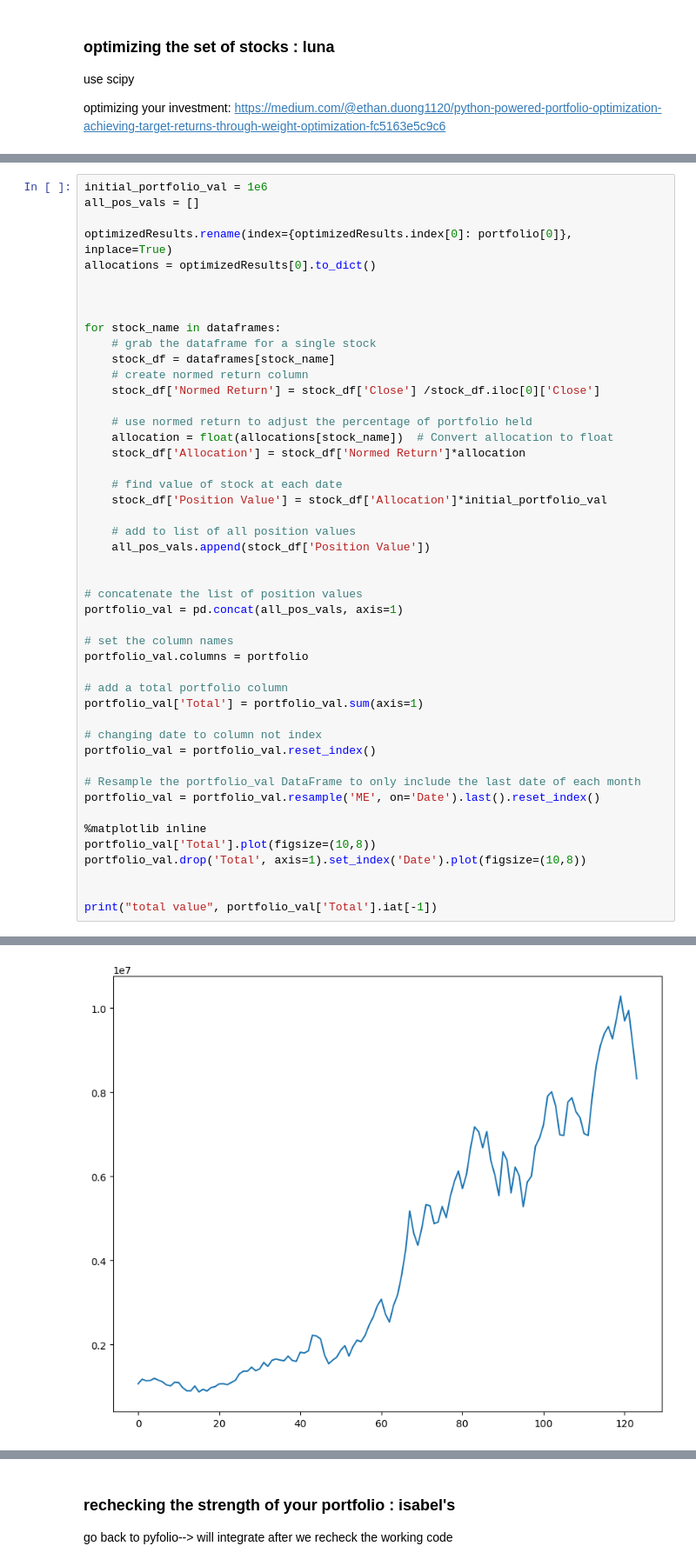
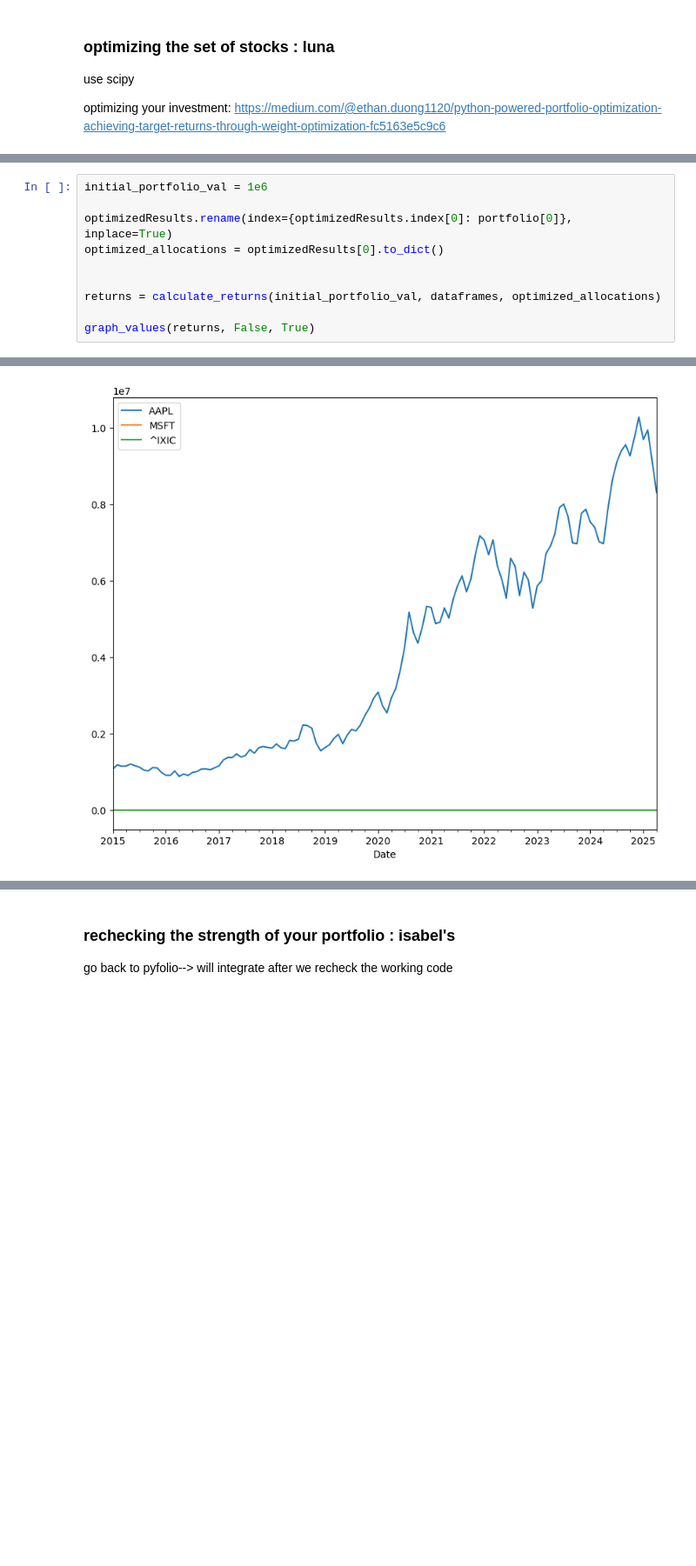
Before and after one commit to nirantheri/cs123, a Jupyter notebook: new_outline.ipynb, the cells around one changed output, grey strips where cells are left out. Shown at 87% size. Drawn from its saved outputs; the diff is of its cells as text; blank space fills up the shorter version.

```diff
--- a/new_outline.ipynb
+++ b/new_outline.ipynb
@@ -428,48 +443,11 @@ MSFT   1.631935e-09
 # %%
 initial_portfolio_val = 1e6
-all_pos_vals = []
 
 optimizedResults.rename(index={optimizedResults.index[0]: portfolio[0]}, inplace=True)
-allocations = optimizedResults[0].to_dict()
+optimized_allocations = optimizedResults[0].to_dict()
 
 
+returns = calculate_returns(initial_portfolio_val, dataframes, optimized_allocations)
 
-for stock_name in dataframes:
-    # grab the dataframe for a single stock
-    stock_df = dataframes[stock_name]
-    # create normed return column
-    stock_df['Normed Return'] = stock_df['Close'] /stock_df.iloc[0]['Close']
-
-    # use normed return to adjust the percentage of portfolio held
-    allocation = float(allocations[stock_name])  # Convert allocation to float
-    stock_df['Allocation'] = stock_df['Normed Return']*allocation
-
-    # find value of stock at each date
-    stock_df['Position Value'] = stock_df['Allocation']*initial_portfolio_val
-
-    # add to list of all position values
-    all_pos_vals.append(stock_df['Position Value'])
-
-
-# concatenate the list of position values
-portfolio_val = pd.concat(all_pos_vals, axis=1)
-
-# set the column names
-portfolio_val.columns = portfolio
-
-# add a total portfolio column
-portfolio_val['Total'] = portfolio_val.sum(axis=1)
-
-# changing date to column not index
-portfolio_val = portfolio_val.reset_index()
-
-# Resample the portfolio_val DataFrame to only include the last date of each month
-portfolio_val = portfolio_val.resample('ME', on='Date').last().reset_index()
-
-%matplotlib inline
-portfolio_val['Total'].plot(figsize=(10,8))
-portfolio_val.drop('Total', axis=1).set_index('Date').plot(figsize=(10,8))
-
-
-print("total value", portfolio_val['Total'].iat[-1])
+graph_values(returns, False, True)
 # %% [output]
@@ -477 +455 @@ total value 8321398.880553392
-[figure, old version]
+[figure, new version]
```
Also changed, not shown: parts of 10 cells of this notebook.
